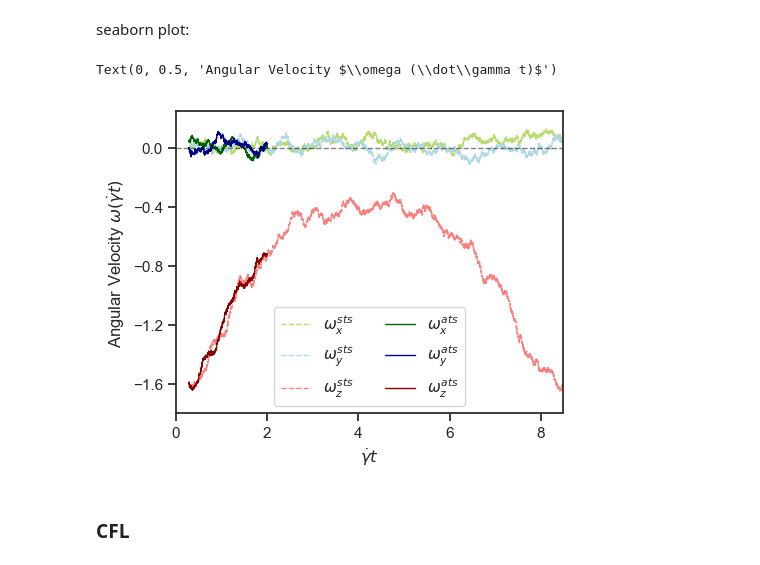
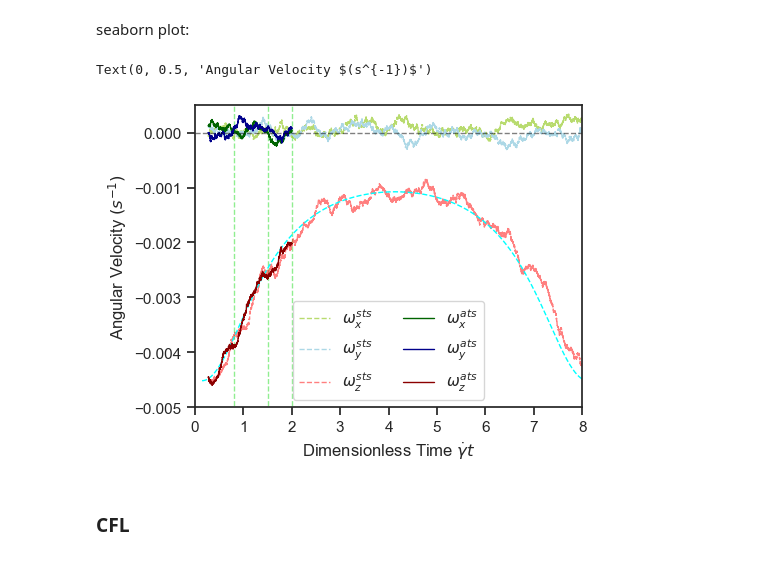
Before and after one commit to gary89git/data_processing, a Jupyter notebook: flip1-30.ipynb, the cells around one changed output. Cells and saved outputs as stored; diff of their text form; code cells hidden in the pictures.

```diff
--- a/flip1-30.ipynb
+++ b/flip1-30.ipynb
@@ -343,8 +354,8 @@ sns.set_style("ticks") # darkgrid, whitegrid, dark, white, ticks
 sns.set_context("notebook") # paper, notebook, talk, poster
 fig = pl.figure(figsize=(10, 4), dpi=100)
 ax1 = fig.add_subplot(121)
-# for i in range(len(pline)):
-#     ax1.plot([pline[i]]*2, [1,5], color='limegreen', linewidth=1, alpha=1, linestyle=':')
+for i in range(len(pline)):
+    ax1.plot([pline[i]]*2, [1,5], color='limegreen', linewidth=1, alpha=1, linestyle=':')
 
 # ax1.plot(t_sts[w-1:], E_t, linestyle='--', color='yellowgreen', linewidth=1, alpha=0.7, label=r'$E^{sts}_{tr}$')
 ax1.plot(t_sts[w-1:], E_r, linestyle='--', color='lightskyblue', linewidth=1, alpha=1, label=r'$E^{sts}_{ro}$')
@@ -353,26 +364,28 @@ ax1.plot(t_sts[w-1:], E_r, linestyle='--', color='lightskyblue', linewidth=1, al
 ax1.plot(t_ats, E_ra, linestyle='-', color='darkblue', linewidth=1, alpha=1, label=r'$E^{ats}_{ro}$')
 
 # ax1.legend(loc=9, ncol=1, fontsize='large')
-ax1.set_xlim([0,8.5])
+ax1.set_xlim([0,8])
 # ax1.set_xticks(range(0,3001,1000))
 ax1.set_ylim([1.8,4.7])
 # ax1.set_yticks([-1.8+i*0.2 for i in range(11)])
 # ax1.set_yticks([0,-np.pi/2,-np.pi])
 # ax1.set_yticklabels([0,r'$-\frac{\pi}{2}$',r'$-\pi$'])
-ax1.set_xlabel(r'$\dot\gamma t$')
+ax1.set_xlabel(r'Dimensionless Time $\dot\gamma t$')
 ax1.set_ylabel(r'Rotational Energy $(10^{-8}\ pJ)$')
 
 ax2 = fig.add_subplot(122)
+for i in range(len(pline)):
+    ax2.plot([pline[i]]*2, [40,80], color='limegreen', linewidth=1, alpha=1, linestyle=':')
 ax2.plot(t_sts[w-1:], E_t, linestyle='--', color='yellowgreen', linewidth=1, alpha=0.7, label=r'$E^{sts}_{tr}$')
 ax2.plot(t_ats, E_ta, linestyle='-', color='darkgreen', linewidth=1, alpha=1, label=r'$E^{ats}_{to}$')
 # ax2.plot(J_t[1:], J_omega[1:], marker='', color='blue', linewidth=1, alpha=1, label=r'$\omega$')
 # ax2.legend(loc=7, ncol=1,fontsize='large')
-ax2.set_xlim([0,8.5])
+ax2.set_xlim([0,8])
 ax2.set_ylim([45,70])
 # ax2.set_xticks(range(0,3001,500))
-ax2.set_xlabel(r'$\dot\gamma t$')
+ax2.set_xlabel(r'Dimensionless Time $\dot\gamma t$')
 ax2.set_ylabel(r'Translational Energy $(10^{-8}\ pJ)$')
 
 # fig.subplots_adjust(bottom=0.1, right=0.8, top=0.9, wspace = 0.2, hspace = 0.2)
-# fig.subplots_adjust(wspace = 0.3)
+fig.subplots_adjust(wspace = 0.3)
 # %% [output]
@@ -390,9 +402,9 @@ t_sts = [x.value*gamma for i,x in enumerate(f2_30['ad']) if x.value is not None
 # w2 = [x.value*1231663 for x in f2_30['o'] if x.value is not None]
 # w3 = [x.value*1231663 for x in f2_30['p'] if x.value is not None]
 # space
-w1 = [x.value/gamma for i,x in enumerate(f2_30['u']) if x.value is not None and i > 0]
-w2 = [x.value/gamma for i,x in enumerate(f2_30['v']) if x.value is not None and i > 0]
-w3 = [x.value/gamma for i,x in enumerate(f2_30['w']) if x.value is not None and i > 0]
+w1 = [x.value for i,x in enumerate(f2_30['u']) if x.value is not None and i > 0]
+w2 = [x.value for i,x in enumerate(f2_30['v']) if x.value is not None and i > 0]
+w3 = [x.value for i,x in enumerate(f2_30['w']) if x.value is not None and i > 0]
 # %%
 # body reference only
 # 1605.76 2437.76
@@ -415,9 +427,9 @@ t_ats = [x.value*gamma for i,x in enumerate(f2_30['bh']) if x.value is not None
 # wa2 = [x.value*1231663 for x in f2_30['as'] if x.value is not None]
 # wa3 = [x.value*1231663 for x in f2_30['at'] if x.value is not None]
 # space
-wa1 = [x.value/gamma for i,x in enumerate(f2_30['ay']) if x.value is not None and i > 0]
-wa2 = [x.value/gamma for i,x in enumerate(f2_30['az']) if x.value is not None and i > 0]
-wa3 = [x.value/gamma for i,x in enumerate(f2_30['ba']) if x.value is not None and i > 0]
+wa1 = [x.value for i,x in enumerate(f2_30['ay']) if x.value is not None and i > 0]
+wa2 = [x.value for i,x in enumerate(f2_30['az']) if x.value is not None and i > 0]
+wa3 = [x.value for i,x in enumerate(f2_30['ba']) if x.value is not None and i > 0]
 print(len(t_ats), len(wa1), len(wa2), len(wa3))
 # %% [output]
 13051 13051 13051 13051
@@ -579,49 +585,49 @@ sns.set_style("ticks") # darkgrid, whitegrid, dark, white, ticks
 sns.set_context("notebook") # paper, notebook, talk, poster
 fig = pl.figure(figsize=(5, 4), dpi=100)
 ax1 = fig.add_subplot(111)
-# for i in range(len(pline)):
-#     ax1.plot([pline[i]]*2, [-1.8,0.25], color='lightgreen', linewidth=1, alpha=1, linestyle='--')
+for i in range(len(pline)):
+    ax1.plot([pline[i]]*2, [-1,1], color='lightgreen', linewidth=1, alpha=1, linestyle='--')
 
 # ax1.plot([644.8,644.8], [-0.1,0.1], linestyle='-.', color='lightgreen', linewidth=1, alpha=1)
 # ax1.plot([1015.04,1015.04], [-0.1,0.1], linestyle='-.', color='lightgreen', linewidth=1, alpha=1)
 # ax1.plot([1258.4,1258.4], [-0.1,0.1], linestyle='-.', color='lightgreen', linewidth=1, alpha=1)
 # ax1.plot([1778.4,1778.4], [-0.1,0.1], linestyle='-.', color='lightgreen', linewidth=1, alpha=1)
 # ax1.plot([2159.04,2159.04], [-0.1,0.1], linestyle='-.', color='lightgreen', linewidth=1, alpha=1)
 
 ax1.plot(t_sts[w-1:], w1, linestyle='--', markersize=0.01, color='yellowgreen', linewidth=1, alpha=0.7, label=r'$\omega_{x}^{sts}$')
 ax1.plot(t_sts[w-1:], w2, linestyle='--', markersize=0.01, color='lightblue', linewidth=1, alpha=1, label=r'$\omega_{y}^{sts}$')
 ax1.plot(t_sts[w-1:], w3, linestyle='--', markersize=0.01, color='red', linewidth=1, alpha=0.5, label=r'$\omega_{z}^{sts}$')
-# ax1.plot([i for i in x_theta], J_omega, linestyle='--', markersize=1, color='cyan', linewidth=1, alpha=1, label=r'$\omega^J$')
+ax1.plot([i+0.15 for i in x_theta], J_omega, linestyle='--', markersize=1, color='cyan', linewidth=1, alpha=1)
 ax1.plot(t_ats, wa1, linestyle='-', color='darkgreen', linewidth=1, alpha=1, label=r'$\omega_{x}^{ats}$')
 ax1.plot(t_ats, wa2, linestyle='-', color='darkblue', linewidth=1, alpha=1, label=r'$\omega_{y}^{ats}$')
 ax1.plot(t_ats, wa3, linestyle='-', color='darkred', linewidth=1, alpha=1, label=r'$\omega_{z}^{ats}$')
 
 ax1.plot([0,15], [0,0], color='black', linewidth=1, alpha=0.5, linestyle='--')
 # ax1.plot(t_sts[w-1], func(t_sts[w-1], *popt), 'k--',)
 
 ax1.legend(loc=8, ncol=2)
-ax1.set_xlim([0,8.5])
+ax1.set_xlim([0,8])
 # ax1.set_xticks(range(0,3001,1000))
-ax1.set_ylim([-1.8,0.25])
-ax1.set_yticks([-1.6+i*0.4 for i in range(5)])
+ax1.set_ylim([-0.005,0.0005])
+# ax1.set_yticks([-1.6+i*0.4 for i in range(5)])
 # ax1.set_yticks([0,-np.pi/2,-np.pi])
 # ax1.set_yticklabels([0,r'$-\frac{\pi}{2}$',r'$-\pi$'])
-ax1.set_xlabel(r'$\dot\gamma t$')
-ax1.set_ylabel(r'Angular Velocity $\omega (\dot\gamma t)$')
+ax1.set_xlabel(r'Dimensionless Time $\dot\gamma t$')
+ax1.set_ylabel(r'Angular Velocity $(s^{-1})$')
 
 # ax2 = fig.add_subplot(122)
 # ax2.plot(J_t[1:], J_omega[1:], marker='', color='blue', linewidth=1, alpha=1, label=r'$\omega$')
 # ax2.legend(loc=3, ncol=1)
 # ax2.set_xlim([0,3150])
 # ax2.set_xticks(range(0,3001,500))
 # ax2.set_xlabel(r'Time ($\mu s$)')
 # ax2.set_ylabel(r'Angular Velocity ($\mu s^{-1}$)')
 
 # fig.subplots_adjust(bottom=0.1, right=0.8, top=0.9, wspace = 0.2, hspace = 0.2)
 # fig.subplots_adjust(wspace = 0.3)
 # %% [output]
-Text(0, 0.5, 'Angular Velocity $\\omega (\\dot\\gamma t)$')
+Text(0, 0.5, 'Angular Velocity $(s^{-1})$')
-[figure, old version]
+[figure, new version]
 # %%
 fig.savefig('f1-30omega_space.png', dpi=200, bbox_inches='tight')
 # %% [markdown]
```
Also changed, not shown: parts of 16 cells of this notebook, 2 other files.
